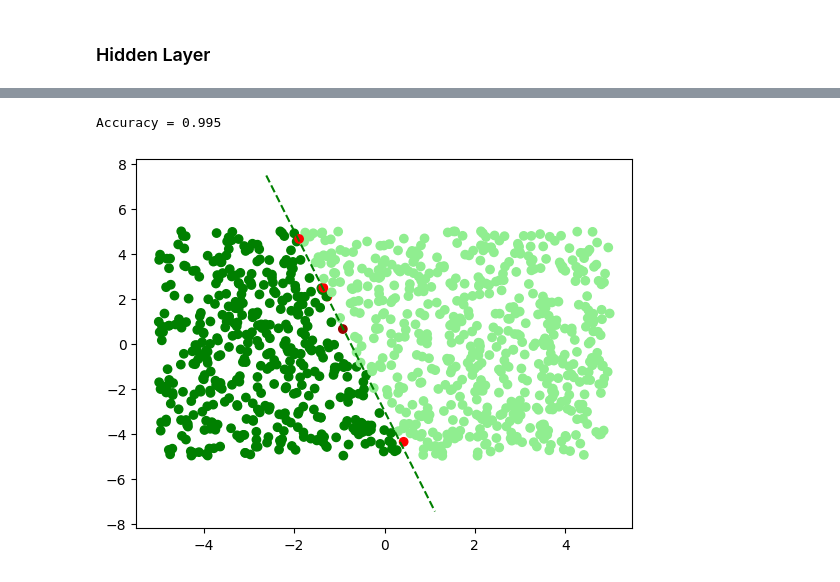
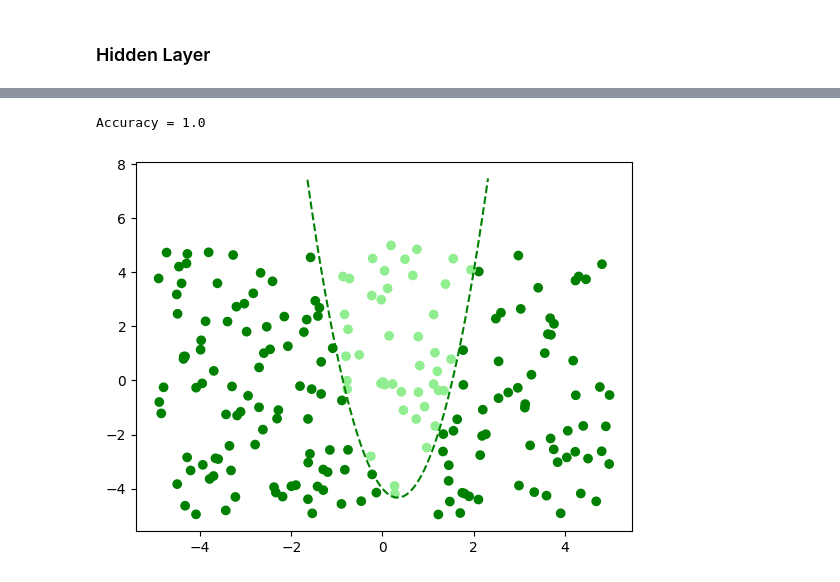
Before and after one commit to wumphlett/ML-Project, a Jupyter notebook: simpleMLP.ipynb, the cells around one changed output, grey strips where cells are left out. Cells and saved outputs as stored; diff of their text form; code cells hidden in the pictures.

```diff
--- a/simpleMLP.ipynb
+++ b/simpleMLP.ipynb
@@ -6,7 +7,5 @@ import matplotlib.pyplot as plt
 
 %matplotlib inline
-# %%
-a = np.arange(5)
 # %% [markdown]
 # Define Functions and MLP
 # %% [markdown]
@@ -17,6 +16,11 @@ def sigmoid(X: np.ndarray):
 def dSigmoid(X: np.ndarray):
     a = 1.0 / (1.0 + np.exp(-X))
     return a*(1-a)
+
+def tanh(X: np.ndarray):
+    return np.tanh(X)
+def dTanh(X: np.ndarray):
+    return 1.0 - np.tanh(X)**2
 # %% [markdown]
 ### Hidden Layer
 # %%
@@ -118,5 +178,5 @@ class MultiLayerPerceptron:
 # %%
-p = TwoDimProblem(5)
-X, y = p.createData(1, 0, 1000)
+p = TwoDimProblem(10)
+X, y = p.createData(2, 0, 200)
 p.plotData(True)
 # %% [output]
@@ -124,7 +184,11 @@ p.plotData(True)
 # %%
-mlp = MultiLayerPerceptron(epochs=500,
-    lr=0.001,
+mlp = MultiLayerPerceptron(
+    epochs=100,
+    lr=0.1,
     input_layer=2,
-    output_layer=1,
-    hidden_layers=[5,3])
-mlp.fit(X,y, batch_size=10)
+    hidden_layers=(3,2),
+    output_layer=1)
+
+mlp.fit(X,y, batch_size=1)
+pred = mlp.predict(X)
+p.plotPred(pred, show_correct=True)
@@ -137,9 +202,9 @@ $\displaystyle - 4 x - 3$
 # %%
-from sklearn.svm import SVC
-clf = SVC(kernel='rbf', degree=5, gamma='auto')
+from sklearn.neural_network import MLPClassifier
+clf = MLPClassifier(hidden_layer_sizes=(3,2), activation='tanh', solver='sgd', learning_rate_init=0.01,learning_rate='constant', max_iter=700)
 clf.fit(X, y)
 pred = clf.predict(X)
 p.plotPred(pred, show_correct=True)
 # %% [output]
-Accuracy = 0.995
+Accuracy = 1.0
-[figure, old version]
+[figure, new version]
```
Also changed, not shown: parts of 10 cells of this notebook.
